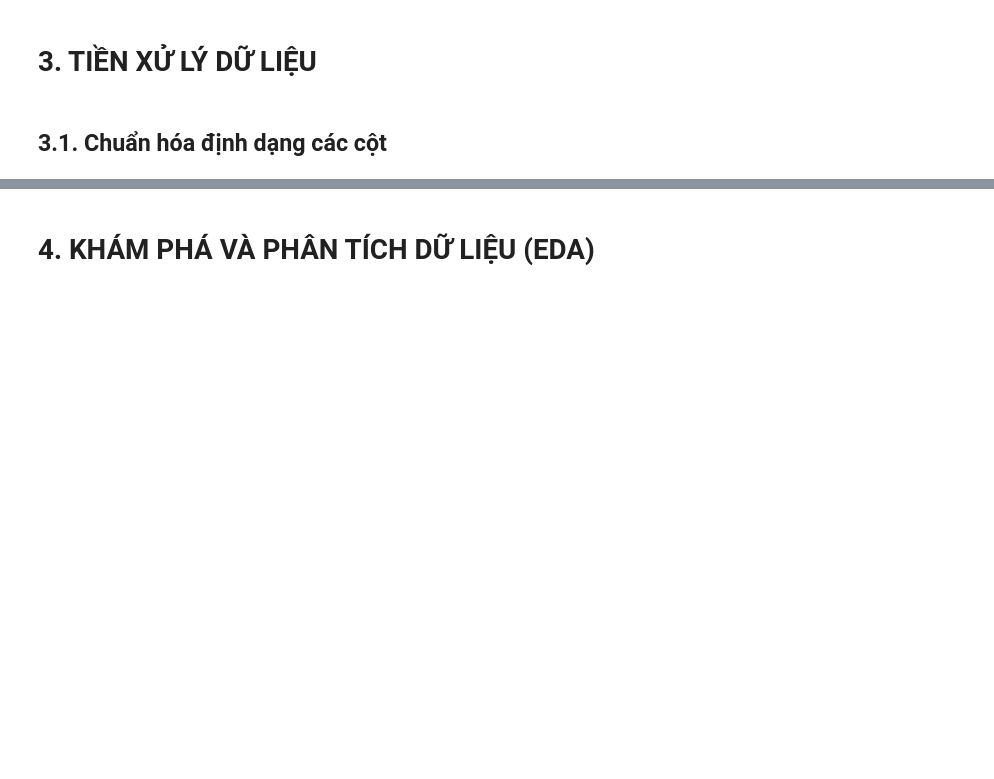
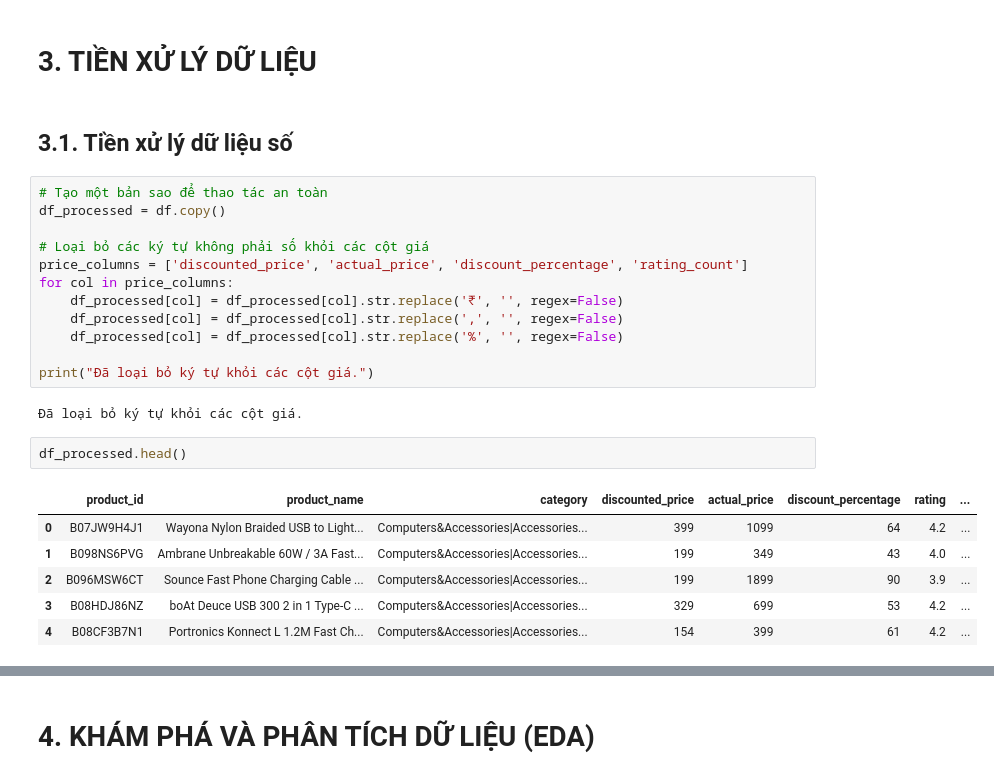
Before and after one commit to CongDon1207/data-mining-gr07, a Jupyter notebook: amazone_ex.ipynb, the cells around one changed output, grey strips where cells are left out. Saved outputs shown, nothing was run; the diff lists cells and outputs as text; blank space fills up the shorter version.

```diff
--- a/amazone_ex.ipynb
+++ b/amazone_ex.ipynb
@@ -177,4 +179,27 @@ Có cột rating_count có tỷ lệ % Null là 0.14%, có thể xóa/bỏ đi
 # %% [markdown]
 # 3. TIỀN XỬ LÝ DỮ LIỆU
 # %% [markdown]
-## 3.1. Chuẩn hóa định dạng các cột
+## 3.1. Tiền xử lý dữ liệu số
+# %%
+# Tạo một bản sao để thao tác an toàn
+df_processed = df.copy()
+
+# Loại bỏ các ký tự không phải số khỏi các cột giá
+price_columns = ['discounted_price', 'actual_price', 'discount_percentage', 'rating_count']
+for col in price_columns:
+    df_processed[col] = df_processed[col].str.replace('₹', '', regex=False)
+    df_processed[col] = df_processed[col].str.replace(',', '', regex=False)
+    df_processed[col] = df_processed[col].str.replace('%', '', regex=False)
+
+print("Đã loại bỏ ký tự khỏi các cột giá.")
+# %% [output]
+Đã loại bỏ ký tự khỏi các cột giá.
+# %%
+df_processed.head()
+# %% [output]
+|  | product_id | product_name | category | discounted_price | actual_price | discount_percentage | rating | ... |
+| 0 | B07JW9H4J1 | Wayona Nylon Braided USB to Light... | Computers&Accessories|Accessories... | 399 | 1099 | 64 | 4.2 | ... |
+| 1 | B098NS6PVG | Ambrane Unbreakable 60W / 3A Fast... | Computers&Accessories|Accessories... | 199 | 349 | 43 | 4.0 | ... |
+| 2 | B096MSW6CT | Sounce Fast Phone Charging Cable ... | Computers&Accessories|Accessories... | 199 | 1899 | 90 | 3.9 | ... |
+| 3 | B08HDJ86NZ | boAt Deuce USB 300 2 in 1 Type-C ... | Computers&Accessories|Accessories... | 329 | 699 | 53 | 4.2 | ... |
+| 4 | B08CF3B7N1 | Portronics Konnect L 1.2M Fast Ch... | Computers&Accessories|Accessories... | 154 | 399 | 61 | 4.2 | ... |
```
Also changed, not shown: parts of 34 cells of this notebook.
